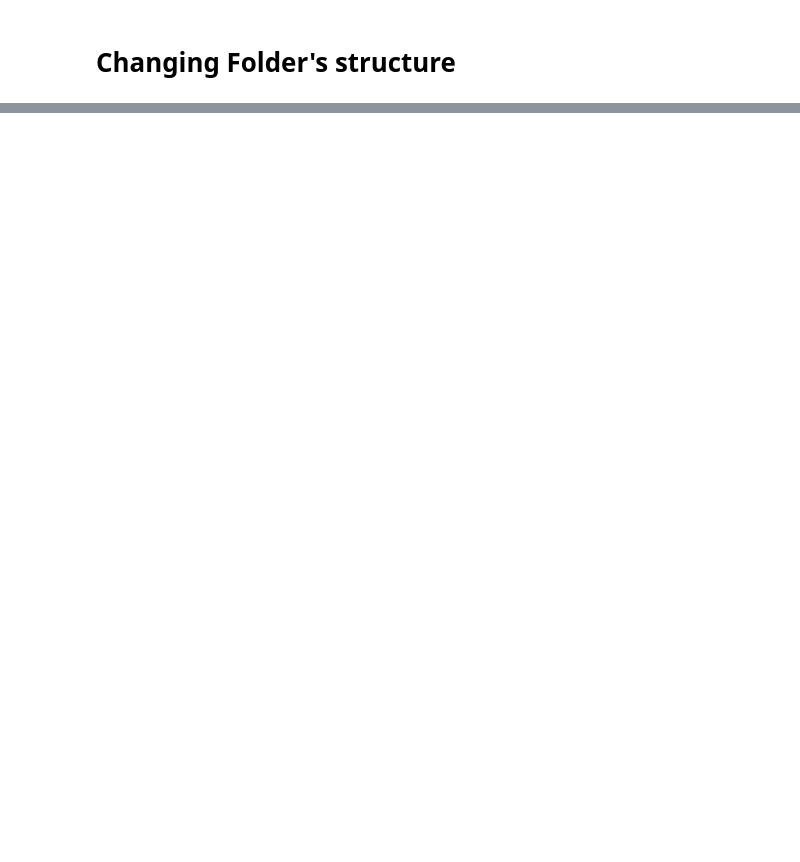
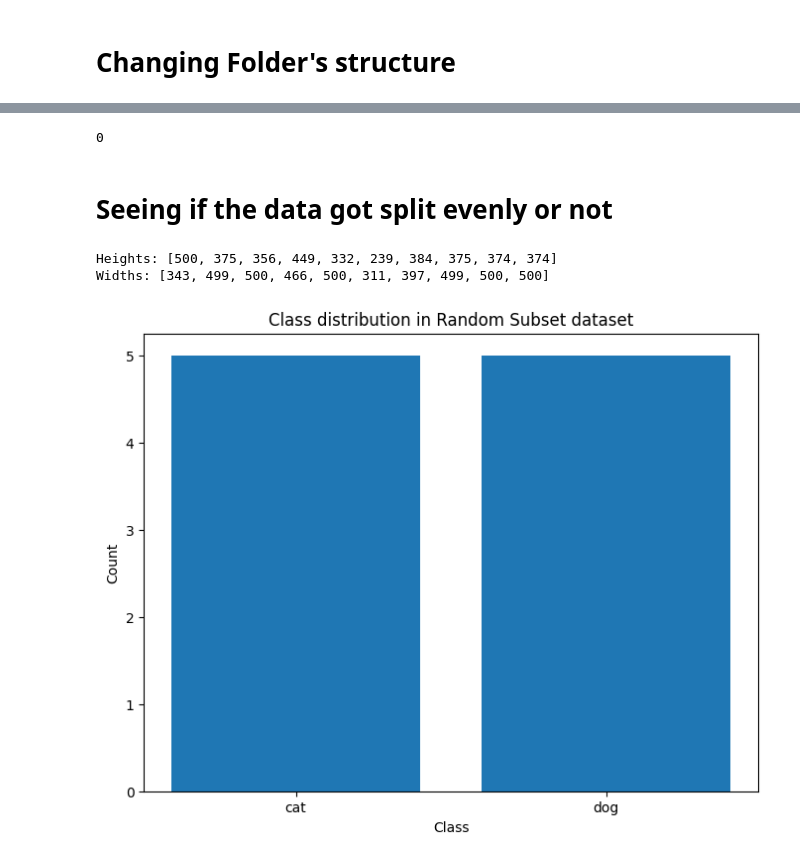
Before and after one commit to AntiSpiral-0/AI-Yassine-Ben-Thayer-OPA23, a Jupyter notebook: Lab2DL.ipynb, the cells around one changed output, grey strips where cells are left out. Saved outputs shown, nothing was run; the diff lists cells and outputs as text; code cells hidden in the pictures; blank space fills up the shorter version.

```diff
--- a/Lab2DL.ipynb
+++ b/Lab2DL.ipynb
@@ -41,2 +44,13 @@ plt.show()
 # %% [markdown]
 # Changing Folder's structure
+# %%
+folder_structure = {
+    "experiment_small_data" : ['train' , 'val' , 'test'],
+    "experiment_tiny_data" : ['train' , 'val' , 'test'],
+}
+# making the directories for the tiny and small data
+for parent, sub_folders in folder_structure.items() :
+    for sub_folder in sub_folders :
+        if not os.path.exists(parent):
+            path = os.path.join(parent , sub_folder)
+            os.mkdir(path)
@@ -42,0 +137,64 @@ plt.show()
+# %%
+import matplotlib.pyplot as plt
+
+
+datapath = Path().absolute().parent / "original_data/data"
+images = [plt.imread(path) for path in datapath.glob("*.jpg")]
+
+len(images)
+# %% [output]
+0
+# %% [markdown]
+# Seeing if the data got split evenly or not
+# %%
+data_folder = Path("experiment_small_data/train")
+
+def get_filenames(data_folder):
+    return [path for path in data_folder.glob("**/*.jpg")]
+
+
+def load_images(filenames):
+    return [img_to_array(load_img(path)) for path in filenames]
+
+def get_labels(filenames):
+    return np.array([int("dog" in str(path)) for path in filenames])
+
+
+filenames = get_filenames(data_folder)
+
+
+def get_random_subset(filenames, num_samples):
+    return random.sample(filenames, num_samples)
+
+
+random_filenames = get_random_subset(filenames, 10)
+
+images = load_images(random_filenames)
+y_labels = get_labels(random_filenames)
+
+
+heights = [image.shape[0] for image in images]
+widths = [image.shape[1] for image in images]
+
+
+print("Heights:", heights)
+print("Widths:", widths)
+
+class_names = ["cat", "dog"]
+
+
+def plot_class_distribution(labels, class_names, dataset_name):
+    counts = np.bincount(labels)
+    plt.figure(figsize=(8, 6))
+    plt.bar(class_names, counts)
+    plt.title(f'Class distribution in {dataset_name} dataset')
+    plt.xlabel('Class')
+    plt.ylabel('Count')
+    plt.show()
+
+
+plot_class_distribution(y_labels, class_names, 'Random Subset')
+# %% [output]
+Heights: [500, 375, 356, 449, 332, 239, 384, 375, 374, 374]
+Widths: [343, 499, 500, 466, 500, 311, 397, 499, 500, 500]
+[figure, added]
```
Also changed, not shown: parts of 21 cells of this notebook, 2 other files.
